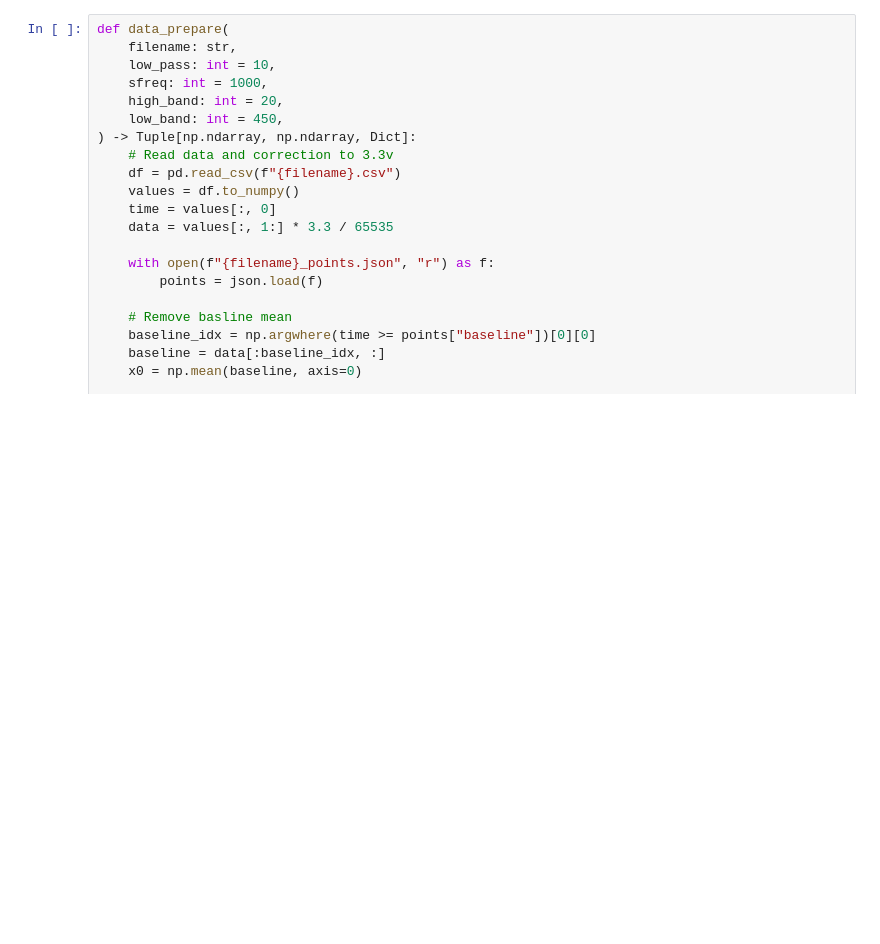
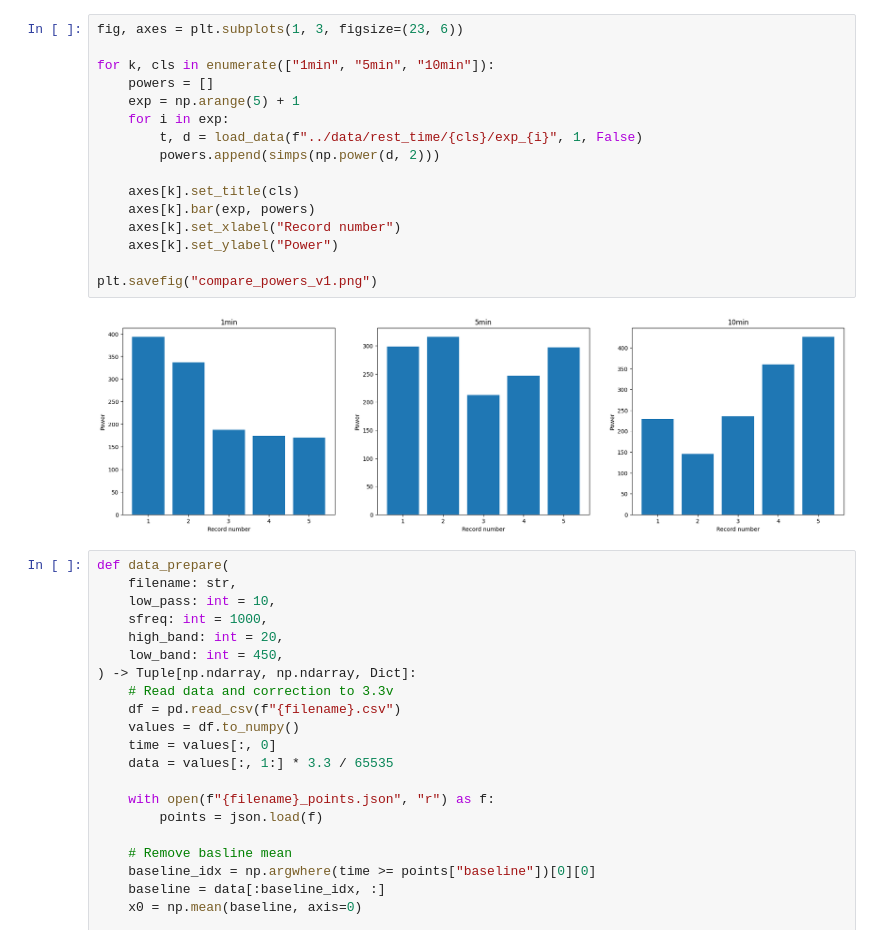
Before and after one commit to Slauva/thesis-project, a Jupyter notebook: experiment_rest_time/1.0_analyze.ipynb, the cells around one changed output. Saved outputs shown, nothing was run; the diff lists cells and outputs as text; blank space fills up the shorter version.

```diff
--- a/experiment_rest_time/1.0_analyze.ipynb
+++ b/experiment_rest_time/1.0_analyze.ipynb
@@ -10,3 +118,21 @@ from scipy.signal import butter, filtfilt, iirnotch, spectrogram, welch
+# %%
+fig, axes = plt.subplots(1, 3, figsize=(23, 6))
+
+for k, cls in enumerate(["1min", "5min", "10min"]):
+    powers = []
+    exp = np.arange(5) + 1
+    for i in exp:
+        t, d = load_data(f"../data/rest_time/{cls}/exp_{i}", 1, False)
+        powers.append(simps(np.power(d, 2)))
+
+    axes[k].set_title(cls)
+    axes[k].bar(exp, powers)
+    axes[k].set_xlabel("Record number")
+    axes[k].set_ylabel("Power")
+
+plt.savefig("compare_powers_v1.png")
+# %% [output]
+[figure, added]
 # %%
 def data_prepare(
     filename: str,
```
Also changed, not shown: parts of 3 cells of this notebook, 2 other files.
